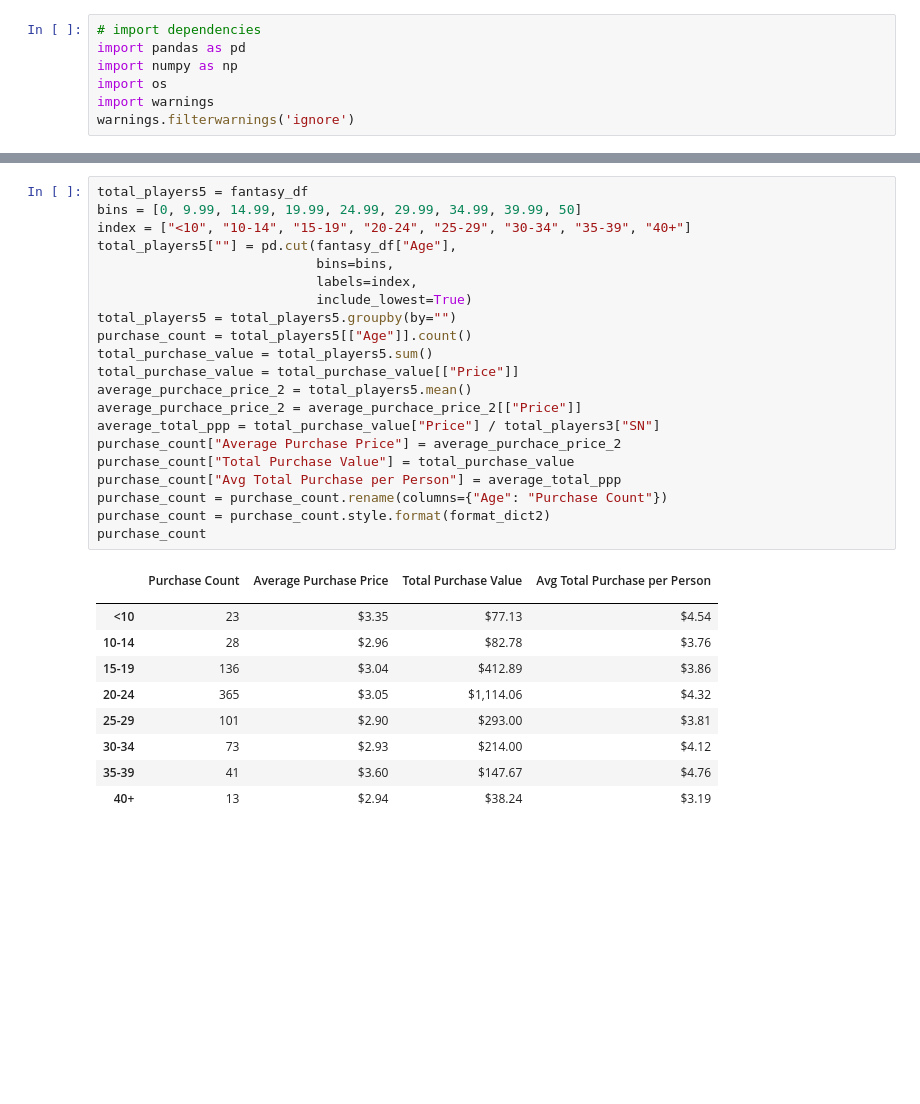
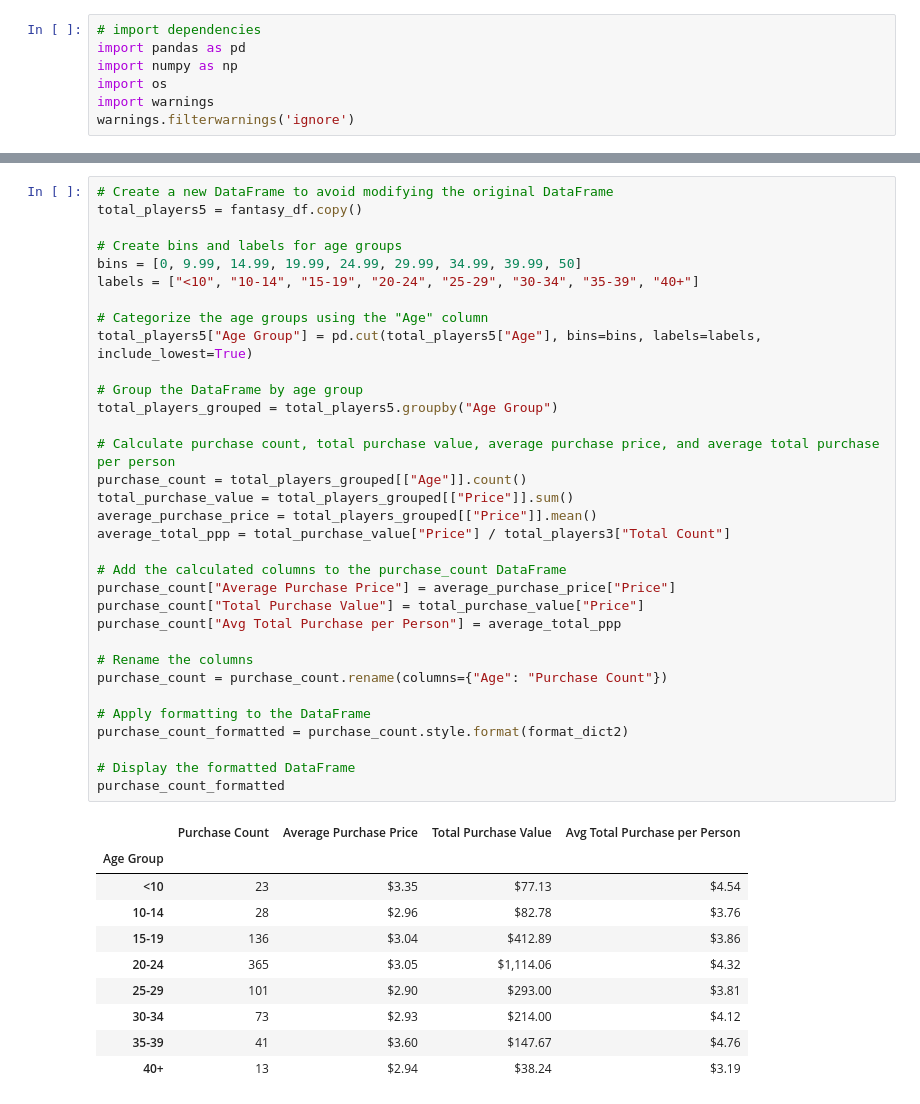
Before and after one commit to ggyotoku-tPnSHD/pandas_example, a Jupyter notebook: HeoresOfPymoli/HeroesOfPymoli.ipynb, the cells around one changed output, grey strips where cells are left out. Drawn from its saved outputs; the diff is of its cells as text; blank space fills up the shorter version.

```diff
--- a/HeoresOfPymoli/HeroesOfPymoli.ipynb
+++ b/HeoresOfPymoli/HeroesOfPymoli.ipynb
@@ -126,29 +198,41 @@ total_players4
 | 35-39 | 31 | 5.38% |
 | 40+ | 12 | 2.08% |
 # %%
-total_players5 = fantasy_df
+# Create a new DataFrame to avoid modifying the original DataFrame
+total_players5 = fantasy_df.copy()
+
+# Create bins and labels for age groups
 bins = [0, 9.99, 14.99, 19.99, 24.99, 29.99, 34.99, 39.99, 50]
-index = ["<10", "10-14", "15-19", "20-24", "25-29", "30-34", "35-39", "40+"]
-total_players5[""] = pd.cut(fantasy_df["Age"],
-                            bins=bins,
-                            labels=index,
-                            include_lowest=True)
-total_players5 = total_players5.groupby(by="")
-purchase_count = total_players5[["Age"]].count()
-total_purchase_value = total_players5.sum()
-total_purchase_value = total_purchase_value[["Price"]]
-average_purchace_price_2 = total_players5.mean()
-average_purchace_price_2 = average_purchace_price_2[["Price"]]
-average_total_ppp = total_purchase_value["Price"] / total_players3["SN"]
-purchase_count["Average Purchase Price"] = average_purchace_price_2
-purchase_count["Total Purchase Value"] = total_purchase_value
+labels = ["<10", "10-14", "15-19", "20-24", "25-29", "30-34", "35-39", "40+"]
+
+# Categorize the age groups using the "Age" column
+total_players5["Age Group"] = pd.cut(total_players5["Age"], bins=bins, labels=labels, include_lowest=True)
+
+# Group the DataFrame by age group
+total_players_grouped = total_players5.groupby("Age Group")
+
+# Calculate purchase count, total purchase value, average purchase price, and average total purchase per person
+purchase_count = total_players_grouped[["Age"]].count()
+total_purchase_value = total_players_grouped[["Price"]].sum()
+average_purchase_price = total_players_grouped[["Price"]].mean()
+average_total_ppp = total_purchase_value["Price"] / total_players3["Total Count"]
+
+# Add the calculated columns to the purchase_count DataFrame
+purchase_count["Average Purchase Price"] = average_purchase_price["Price"]
+purchase_count["Total Purchase Value"] = total_purchase_value["Price"]
 purchase_count["Avg Total Purchase per Person"] = average_total_ppp
+
+# Rename the columns
 purchase_count = purchase_count.rename(columns={"Age": "Purchase Count"})
-purchase_count = purchase_count.style.format(format_dict2)
-purchase_count
+
+# Apply formatting to the DataFrame
+purchase_count_formatted = purchase_count.style.format(format_dict2)
+
+# Display the formatted DataFrame
+purchase_count_formatted
 # %% [output]
 |  | Purchase Count | Average Purchase Price | Total Purchase Value | Avg Total Purchase per Person |
-|  |  |  |  |  |
+| Age Group |  |  |  |  |
 | <10 | 23 | $3.35 | $77.13 | $4.54 |
 | 10-14 | 28 | $2.96 | $82.78 | $3.76 |
 | 15-19 | 136 | $3.04 | $412.89 | $3.86 |
```
Also changed, not shown: parts of 17 cells of this notebook.
